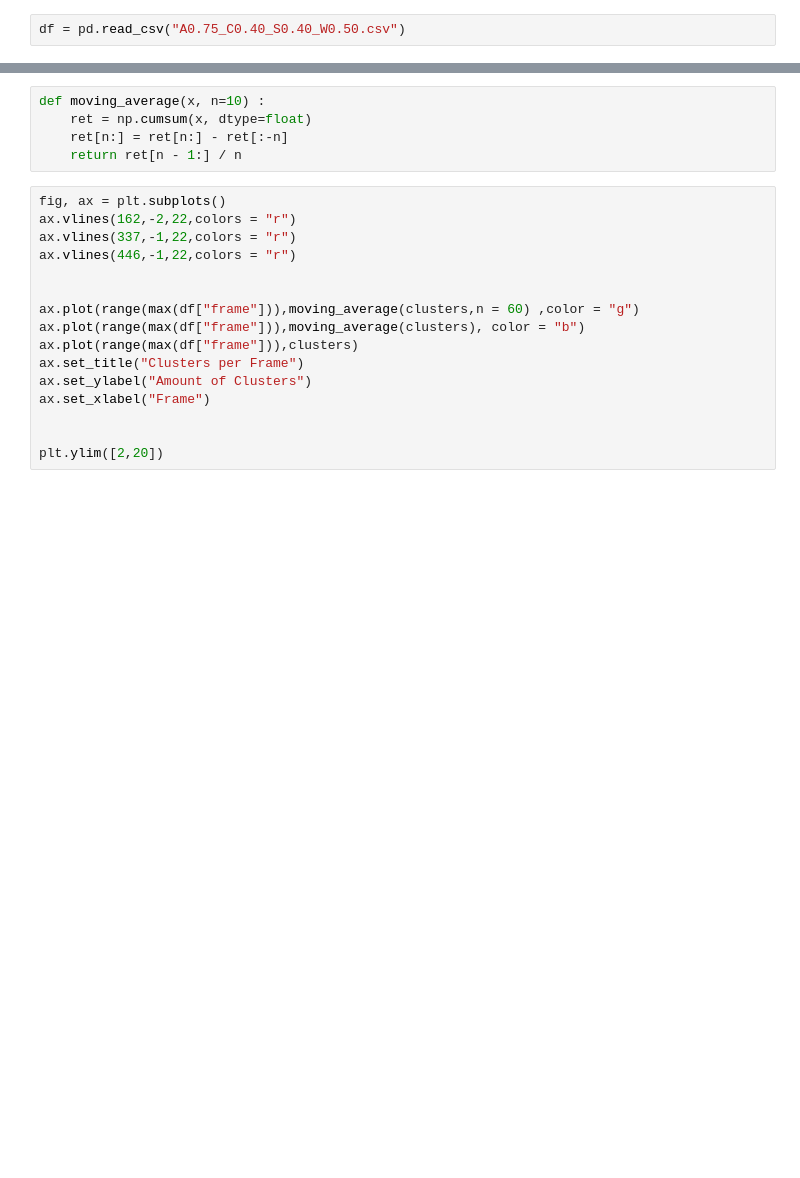
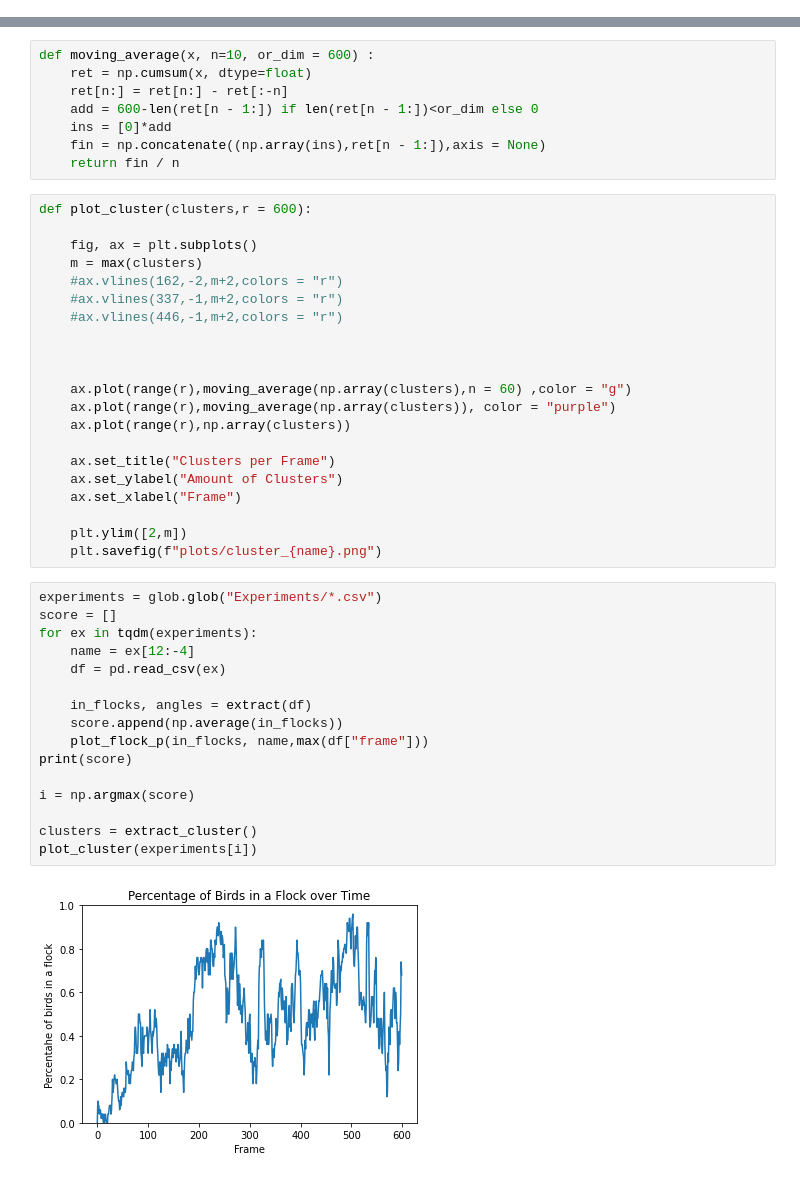
Before and after one commit to oliverweissl/CollectiveIntelligence-Project, a Jupyter notebook: Flocking/analysis.ipynb, the cells around one changed output, grey strips where cells are left out. Saved outputs shown, nothing was run; the diff lists cells and outputs as text; blank space fills up the shorter version.

Commit message:
updated analysis
- analyses all experiments automatically
- saves plots

```diff
--- a/Flocking/analysis.ipynb
+++ b/Flocking/analysis.ipynb
@@ -9,2 +9,0 @@ from sklearn.metrics import silhouette_score
-# %%
-df = pd.read_csv("A0.75_C0.40_S0.40_W0.50.csv")
@@ -61,21 +54,47 @@ plt.ylim([0,1])
 # %%
-def moving_average(x, n=10) :
+def moving_average(x, n=10, or_dim = 600) :
     ret = np.cumsum(x, dtype=float)
     ret[n:] = ret[n:] - ret[:-n]
-    return ret[n - 1:] / n
+    add = 600-len(ret[n - 1:]) if len(ret[n - 1:])<or_dim else 0
+    ins = [0]*add
+    fin = np.concatenate((np.array(ins),ret[n - 1:]),axis = None)
+    return fin / n
 # %%
-fig, ax = plt.subplots()
-ax.vlines(162,-2,22,colors = "r")
-ax.vlines(337,-1,22,colors = "r")
-ax.vlines(446,-1,22,colors = "r")
+def plot_cluster(clusters,r = 600):
+
+    fig, ax = plt.subplots()
+    m = max(clusters)
+    #ax.vlines(162,-2,m+2,colors = "r")
+    #ax.vlines(337,-1,m+2,colors = "r")
+    #ax.vlines(446,-1,m+2,colors = "r")
 
 
-ax.plot(range(max(df["frame"])),moving_average(clusters,n = 60) ,color = "g")
-ax.plot(range(max(df["frame"])),moving_average(clusters), color = "b")
-ax.plot(range(max(df["frame"])),clusters)
-ax.set_title("Clusters per Frame")
-ax.set_ylabel("Amount of Clusters")
-ax.set_xlabel("Frame")
 
+    ax.plot(range(r),moving_average(np.array(clusters),n = 60) ,color = "g")
+    ax.plot(range(r),moving_average(np.array(clusters)), color = "purple")
+    ax.plot(range(r),np.array(clusters))
 
-plt.ylim([2,20])
+    ax.set_title("Clusters per Frame")
+    ax.set_ylabel("Amount of Clusters")
+    ax.set_xlabel("Frame")
+
+    plt.ylim([2,m])
+    plt.savefig(f"plots/cluster_{name}.png")
+# %%
+experiments = glob.glob("Experiments/*.csv")
+score = []
+for ex in tqdm(experiments):
+    name = ex[12:-4]
+    df = pd.read_csv(ex)
+
+    in_flocks, angles = extract(df)
+    score.append(np.average(in_flocks))
+    plot_flock_p(in_flocks, name,max(df["frame"]))
+print(score)
+
+i = np.argmax(score)
+
+clusters = extract_cluster()
+plot_cluster(experiments[i])
+# %% [output]
+[figure, added]
```
Also changed, not shown: parts of 5 cells of this notebook.
